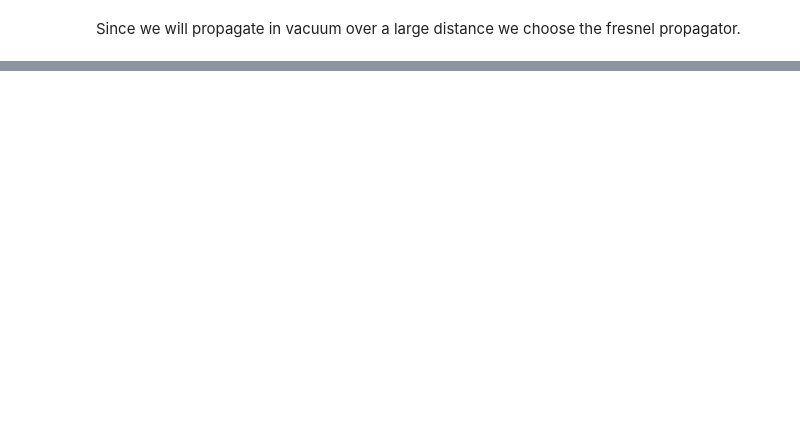
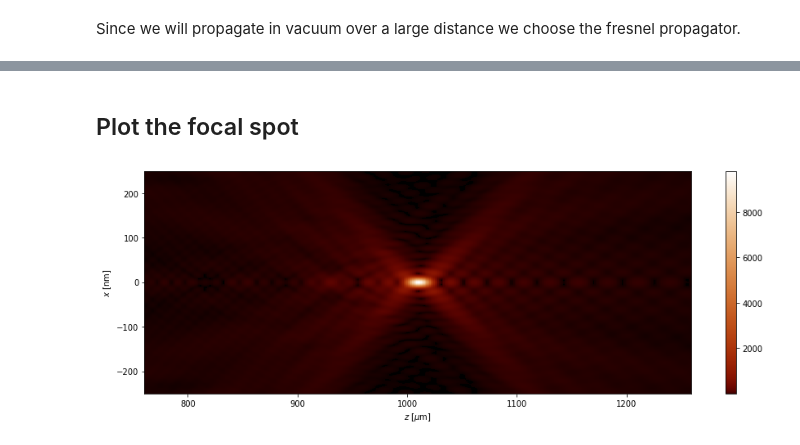
Before and after one commit to TheLartians/PyPropagate, a Jupyter notebook: notebooks/Examples/Zoneplate.ipynb, the cells around one changed output, grey strips where cells are left out. Cells and saved outputs as stored; diff of their text form; code cells hidden in the pictures; blank space fills up the shorter version.

```diff
--- a/notebooks/Examples/Zoneplate.ipynb
+++ b/notebooks/Examples/Zoneplate.ipynb
@@ -160,0 +136,7 @@ plot(focus_field[0],figsize=(15,3));
+# %% [markdown]
+## Plot the focal spot
+# %%
+zF = zoneplate_settings.get_numeric(zp.F + s.sz/2)
+plot(vafield[-0.25*units.um:0.25*units.um,zF - 0.25*units.mm:zF+0.25*units.mm],cmap=fire_colormap(),figsize=(15,5));
+# %% [output]
+[figure, added]
```
Also changed, not shown: parts of 14 cells of this notebook.
